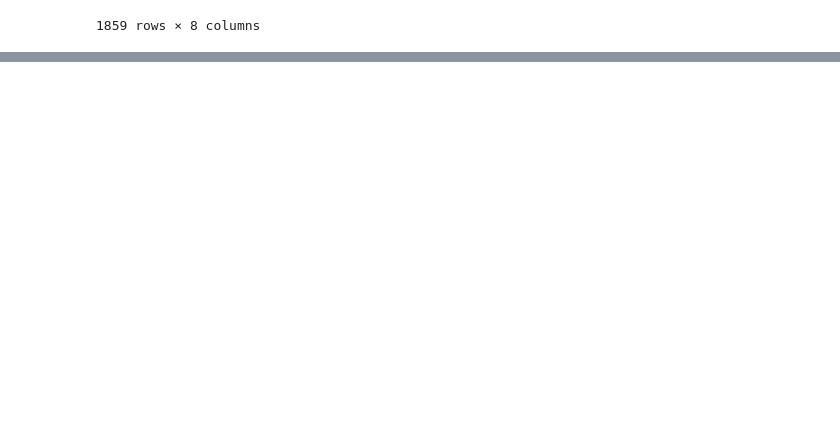
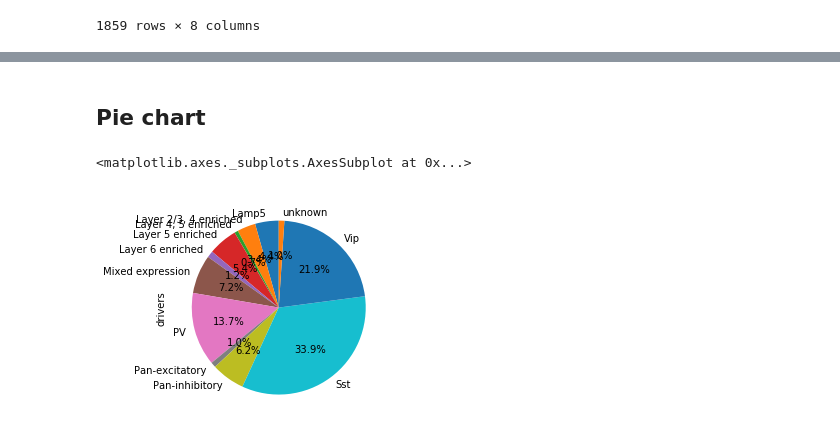
Before and after one commit to ru57y34nn/SMART_goals, a Jupyter notebook: src/dict_drivers.ipynb, the cells around one changed output, grey strips where cells are left out. Cells and saved outputs as stored; diff of their text form; code cells hidden in the pictures; blank space fills up the shorter version.

Commit message:
added pie chart

```diff
--- a/src/dict for cre drivers.ipynb
+++ b/src/dict_drivers.ipynb
@@ -145,3 +145,8 @@ mdata
 | 1857 | 2018-02-20 | NaN | T301x | Ntsr1-Cre_GN220 | Ntsr1-Cre_GN220;Ai14-376628.06.01.01 | P2S4_180220_055_A01 | NaN | ... |
 | 1858 | 2018-05-29 | NaN | mIVSCC-MET | Th-P2A-FlpO | Th-P2A-FlpO;Ai65F-391834.04.01.01 | P8S4_180529_353_A01 | NaN | ... |
 1859 rows × 8 columns
+# %%
+mdata = mdata[['drivers','family']]
+mdata = mdata.groupby(['family']).count().reset_index()
+
+mdata
@@ -147,0 +167,10 @@ mdata
+# %% [markdown]
+## Pie chart
+# %%
+ax1 = plt.subplot(111, aspect='equal')
+mdata.plot(kind='pie', y = 'drivers', ax=ax1, autopct='%1.1f%%',
+startangle=90, shadow=False, labels=mdata['family'], legend = False)
+#plt.figure(figsize=(16,8))
+# %% [output]
+<matplotlib.axes._subplots.AxesSubplot at 0x...>
+[figure, added]
```
Also changed, not shown: parts of 3 cells of this notebook.
